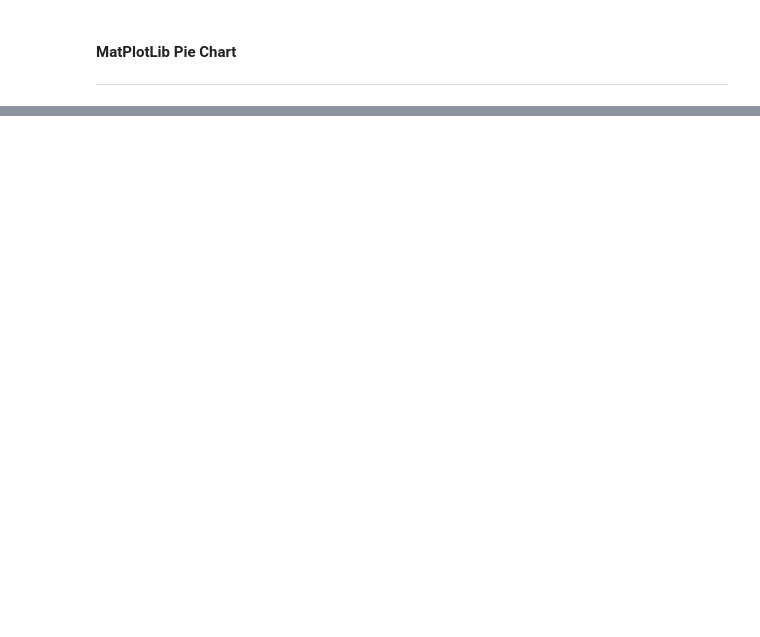
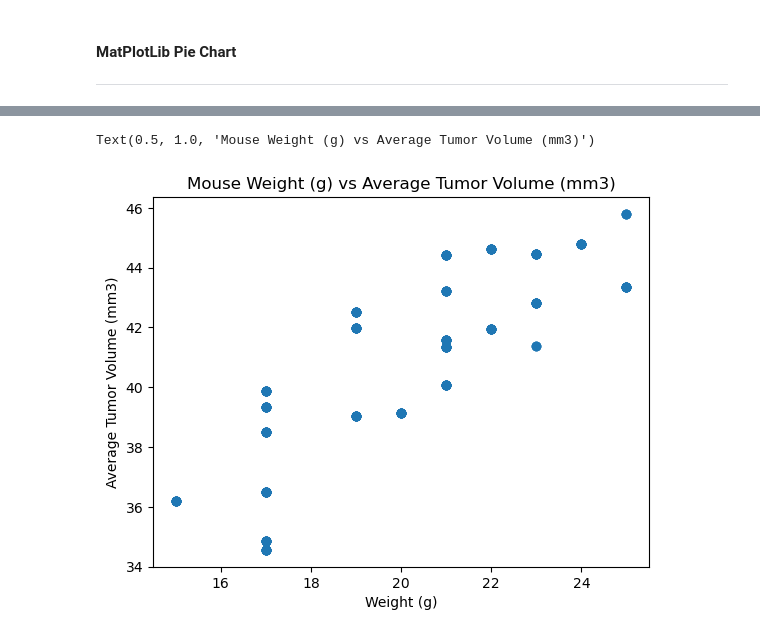
Before and after one commit to jroelofsz/data-visualization, a Jupyter notebook: Pymaceuticals/pymaceuticals.ipynb, the cells around one changed output, grey strips where cells are left out. Saved outputs shown, nothing was run; the diff lists cells and outputs as text; code cells hidden in the pictures; blank space fills up the shorter version.

```diff
--- a/Pymaceuticals/pymaceuticals.ipynb
+++ b/Pymaceuticals/pymaceuticals.ipynb
@@ -206,0 +247,22 @@ ax1.set_xticklabels(drugs)
+# %%
+#Create a DataFrame that only returns records that are apart of the drug_type listed in the cell above
+specific_drug_df = clean_df.loc[clean_df['Drug Regimen'] == drug_type]
+
+#group the specific_drug_df by the mouse ID and the average tumor volume
+avg_volume_df = specific_drug_df.groupby('Mouse ID')['Tumor Volume (mm3)'].mean()
+
+#merge the 2 dataframes above on the Mouse ID, this will create a Tumor Volume (mm3)_y that has our avg tumor size
+complete_avg_df = pd.merge(specific_drug_df, avg_volume_df, on='Mouse ID')
+
+#set our x and y axis to the weight and avg tumor volume respectively
+x_axis = complete_avg_df['Weight (g)']
+y_axis = complete_avg_df['Tumor Volume (mm3)_y']
+
+#plot the data in a scatter chart
+plt.scatter(x_axis,y_axis)
+plt.ylabel('Average Tumor Volume (mm3)')
+plt.xlabel('Weight (g)')
+plt.title('Mouse Weight (g) vs Average Tumor Volume (mm3)')
+# %% [output]
+Text(0.5, 1.0, 'Mouse Weight (g) vs Average Tumor Volume (mm3)')
+[figure, added]
```
Also changed, not shown: parts of 24 cells of this notebook.
